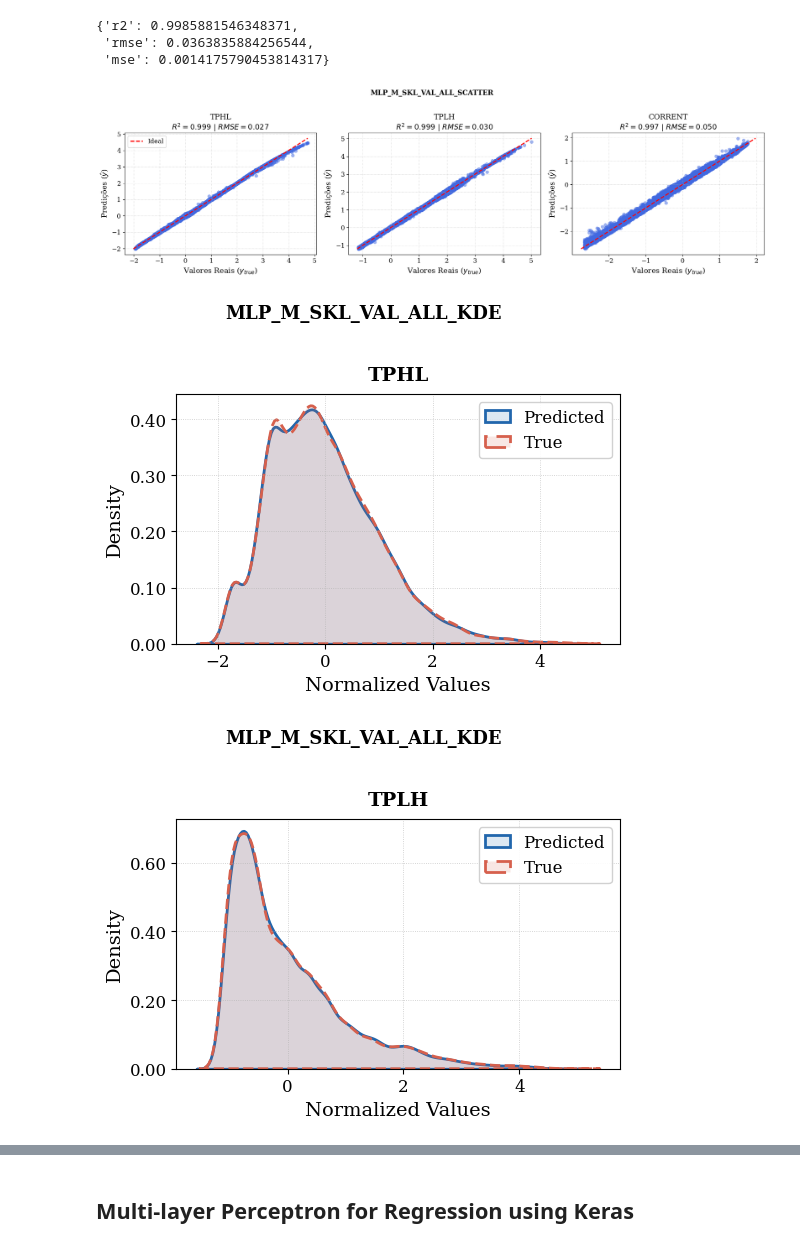
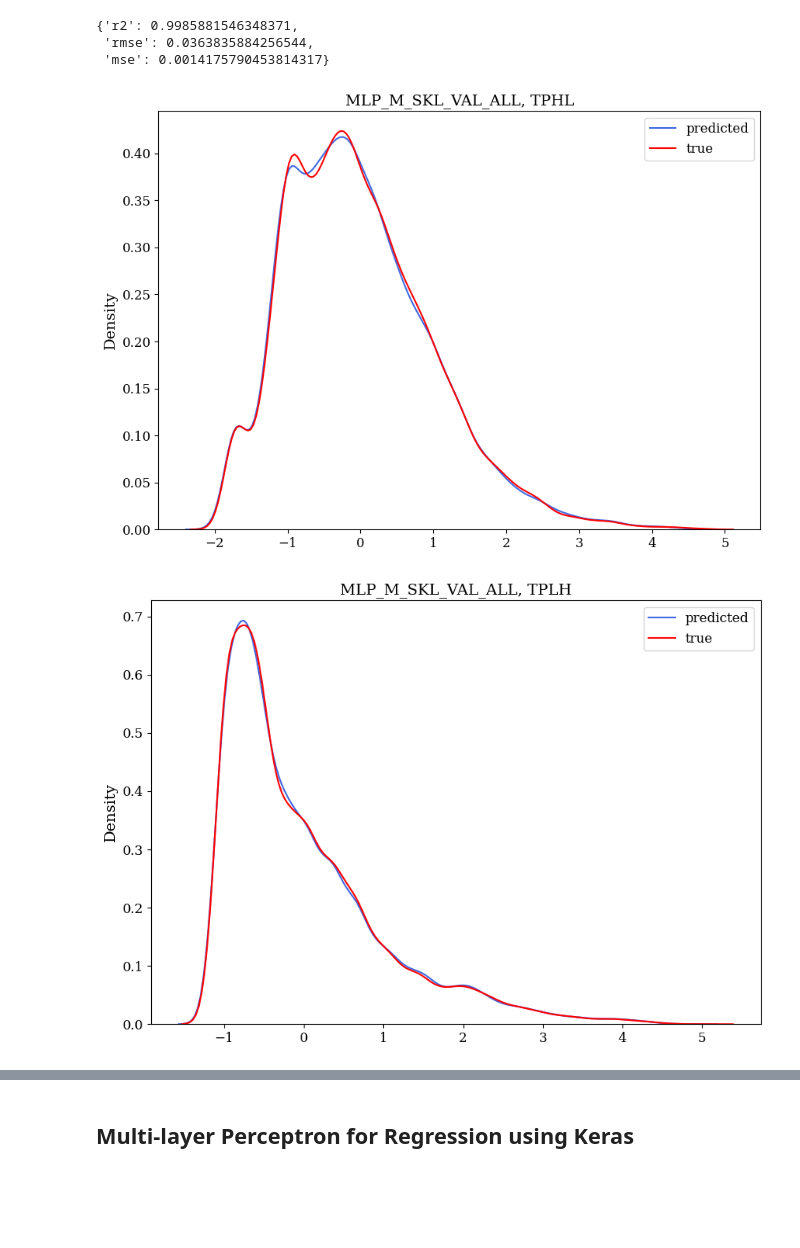
Before and after one commit to moraeseduarda/jupyter_ic, a Jupyter notebook: notebooks/02_treinamento_mlps.ipynb, the cells around one changed output, grey strips where cells are left out. Cells and saved outputs as stored; diff of their text form; code cells hidden in the pictures; blank space fills up the shorter version.

```diff
--- a/notebooks/02_treinamento_mlps.ipynb
+++ b/notebooks/02_treinamento_mlps.ipynb
@@ -94,37 +94,18 @@ def kde_plot_multi_output_regression_results(y_pred, y_real, target_names, fname
     y_val_np  = np.array(y_real)
 
     for i, var in enumerate(target_names):
-        fig, ax = plt.subplots(figsize=(5.5, 4))
+        fig, ax = plt.subplots(1, 1, figsize=(10, 7))
 
-        if subtitle:
-            fig.suptitle(subtitle, fontsize=13, fontweight='bold', y=1.02)
+        sns.kdeplot(data=y_pred_np[:, i], label='predicted', ax=ax, color='royalblue')
+        sns.kdeplot(data=y_val_np[:, i],  label='true',      ax=ax, color='red')
 
-        sns.kdeplot(
-            data=y_pred_np[:, i], ax=ax,
-            color='#2166ac', lw=2, label='Predicted',
-            fill=True, alpha=0.15,
-        )
-        sns.kdeplot(
-            data=y_val_np[:, i], ax=ax,
-            color='#d6604d', lw=2, linestyle='--', label='True',
-            fill=True, alpha=0.15,
-        )
+        title = f'{subtitle}, {var}' if subtitle else var
+        ax.set_title(title)
+        ax.legend()
 
-        ax.set_title(f'{var}', fontweight='bold', pad=10)
-        ax.set_xlabel('Normalized Values')
-        ax.set_ylabel('Density')
-
-        ax.yaxis.set_major_formatter(ticker.FormatStrFormatter('%.2f'))
-        ax.xaxis.set_major_locator(ticker.MaxNLocator(5))
-        ax.grid(True, linestyle=':', linewidth=0.6, alpha=0.7)
-
-        ax.legend(frameon=True, framealpha=0.9, edgecolor='0.8',
-                  loc='upper right', handlelength=1.5)
-
-        fig.tight_layout()
-        fig.savefig(f"{plots_dir}{fname}_{var}.png", dpi=300, bbox_inches='tight')
+        plt.savefig(f"{plots_dir}/{fname}_{var}.png")
         plt.show()
-        plt.close(fig)
+        plt.close()
 # %% [markdown]
 # Multi-layer Perceptron (MPL)
 Neural network for supervised learning
@@ -543,11 +524,9 @@ score(mlp_regressor, Xte_sc, yte_sc, 'mlp_M_SKL', 'all', 'test')
  'rmse': 0.0363835884256544,
  'mse': 0.0014175790453814317}
 # %%
-scatter_plot_multi_output_regression_results(y_pred_sc, y_val_sc, variables, "MLP_M_SKL_VAL_ALL_SCATTER", "MLP_M_SKL_VAL_ALL_SCATTER")
+#scatter_plot_multi_output_regression_results(y_pred_sc, y_val_sc, variables, "MLP_M_SKL_VAL_ALL_SCATTER", "MLP_M_SKL_VAL_ALL_SCATTER")
-# %% [output]
-[figure, removed]
 # %%
-kde_plot_multi_output_regression_results(y_pred_sc, y_val_sc, variables, "MLP_M_SKL_VAL_ALL_KDE", "MLP_M_SKL_VAL_ALL_KDE")
+kde_plot_multi_output_regression_results(y_pred_sc, y_val_sc, variables, "MLP_M_SKL_VAL_ALL", "MLP_M_SKL_VAL_ALL")
 # %% [output]
-[figure, old version]
+[figure, new version]
-[figure, old version]
+[figure, new version]
```
Also changed, not shown: parts of 30 cells of this notebook, 34 other files.
